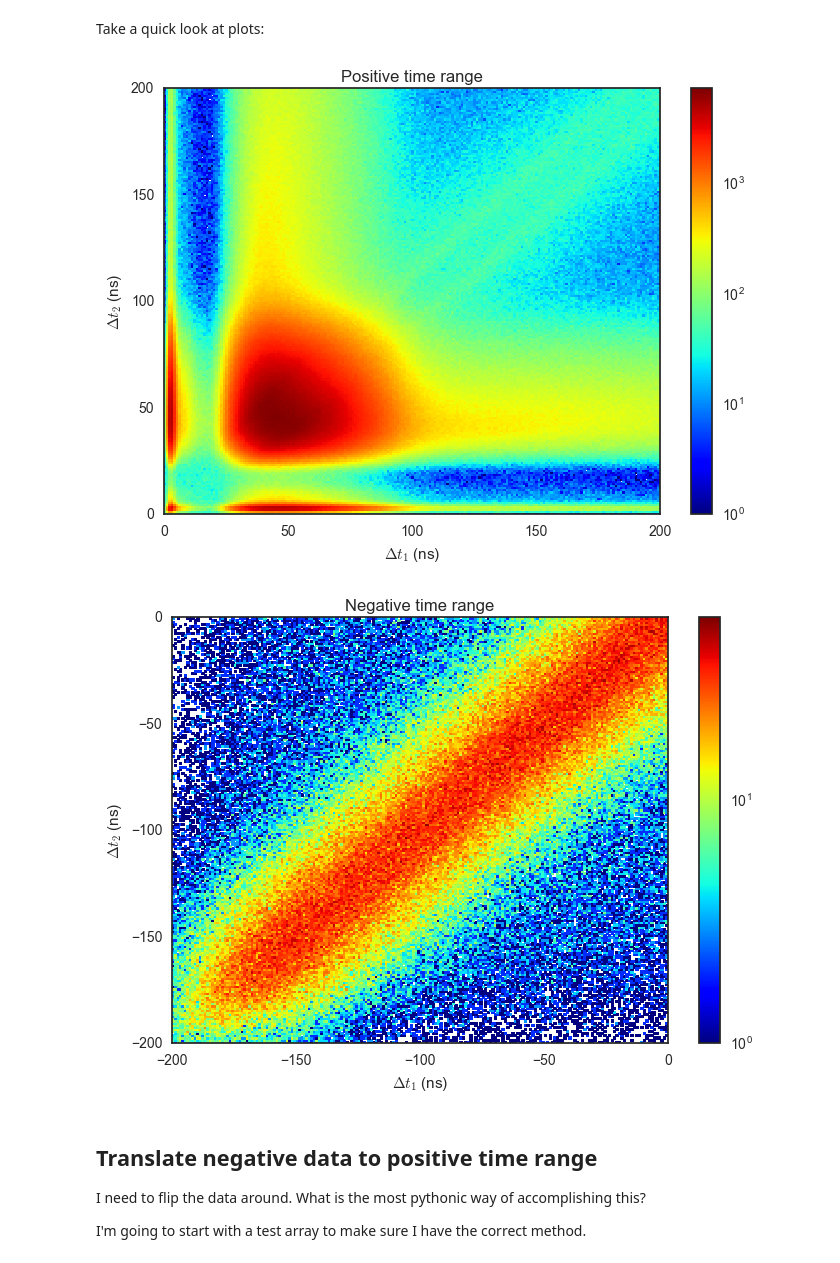
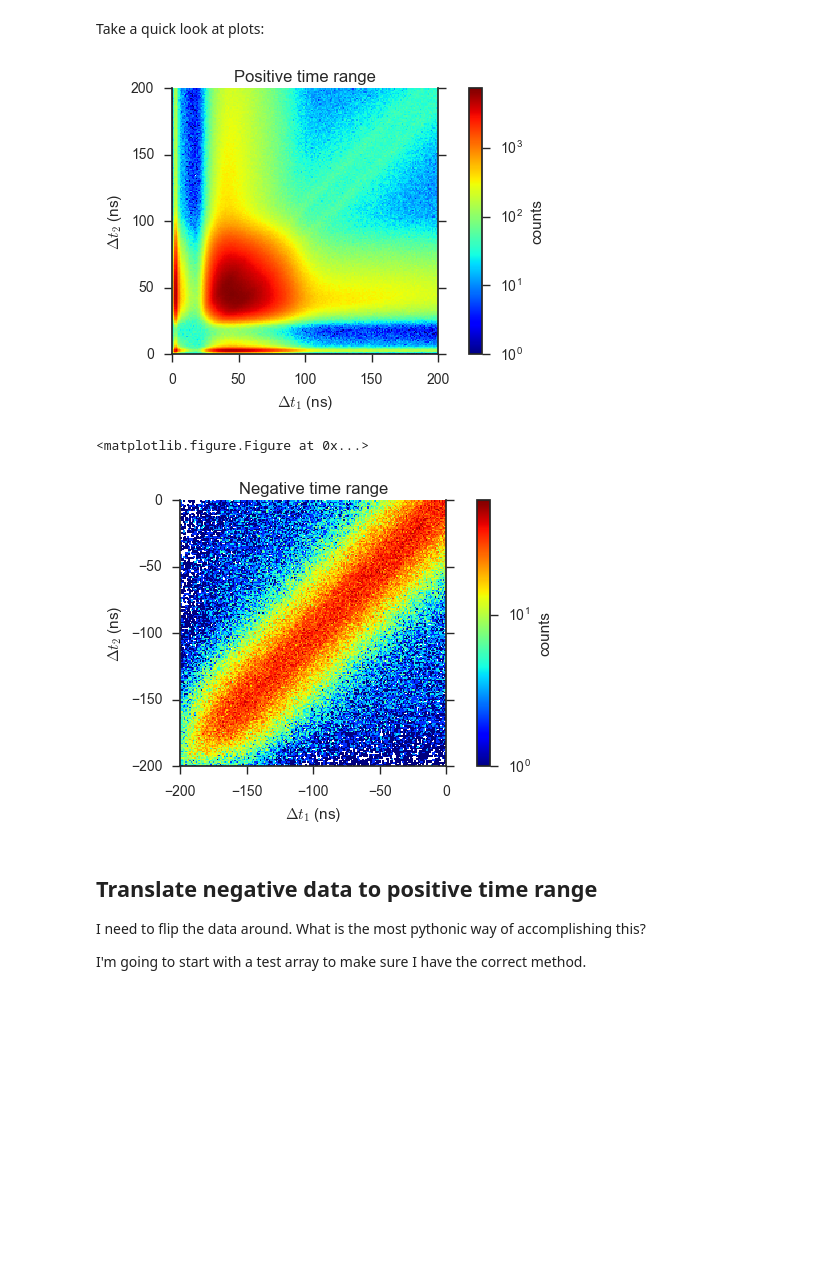
Before and after one commit to pfschus/fission_bicorrelation, a Jupyter notebook: methods/nn_sum_and_br_subtraction.ipynb, the cells around one changed output. Saved outputs shown, nothing was run; the diff lists cells and outputs as text; code cells hidden in the pictures; blank space fills up the shorter version.

```diff
--- a/methods/nn_sum_and_br_subtraction.ipynb
+++ b/methods/nn_sum_and_br_subtraction.ipynb
@@ -58,7 +59,7 @@ This is built into the default flux data processing script in `bicorr.py` as fol
 
 Here I will load those arrays and perform the background subtraction, then generalize the technique in a new function. I will coarsen the time binning from 0.25 ns spacing to 2.5 ns spacing for both arrays.
 # %%
-sparse_bhm_pos, dt_bin_edges_pos = bicorr.load_sparse_bhm(filepath = r'../analysis/Cf072115_to_Cf072215b/')[0:2]
+sparse_bhm_pos, dt_bin_edges_pos = bicorr.load_sparse_bhm(filepath = r'../analysis/Cf072115_to_Cf072215b/datap/')[0:2]
 # %%
 bhm_pos = bicorr.revive_sparse_bhm(sparse_bhm_pos, det_df, dt_bin_edges_pos)
 # %%
@@ -89,7 +86,7 @@ COARSE ARRAYS
 (201,)
 [ 191.  192.  193.  194.  195.  196.  197.  198.  199.  200.]
 # %%
-sparse_bhm_neg, dt_bin_edges_neg = bicorr.load_sparse_bhm(filepath = r'../analysis/Cf072115_to_Cf072215b/',filename='sparse_bhm_neg.npz')[0:2]
+sparse_bhm_neg, dt_bin_edges_neg = bicorr.load_sparse_bhm(filepath = r'../analysis/Cf072115_to_Cf072215b/datap/',filename='sparse_bhm_neg.npz')[0:2]
 # %%
 bhm_neg = bicorr.revive_sparse_bhm(sparse_bhm_neg, det_df, dt_bin_edges_neg)
 # %%
@@ -106,13 +99,14 @@ bhp_nn_neg = bicorr.build_bhp(bhm_neg,dt_bin_edges_neg,type_is=[0])[0]
 # %% [markdown]
 Take a quick look at plots:
 # %%
-bicorr.bicorr_plot(bhp_nn_pos,dt_bin_edges_pos,title='Positive time range',show_flag=True)
+bicorr_plot.bhp_plot(bhp_nn_pos,dt_bin_edges_pos,title='Positive time range',show_flag=True)
 # %% [output]
-[figure, old version]
+[figure, new version]
 # %%
-bicorr.bicorr_plot(bhp_nn_neg,dt_bin_edges_neg,title='Negative time range',show_flag=True)
+bicorr_plot.bhp_plot(bhp_nn_neg,dt_bin_edges_neg,title='Negative time range',show_flag=True)
 # %% [output]
+<matplotlib.figure.Figure at 0x...>
-[figure, old version]
+[figure, new version]
 # %% [markdown]
 ## Translate negative data to positive time range
 
```
Also changed, not shown: parts of 23 cells of this notebook, 6 other files.
